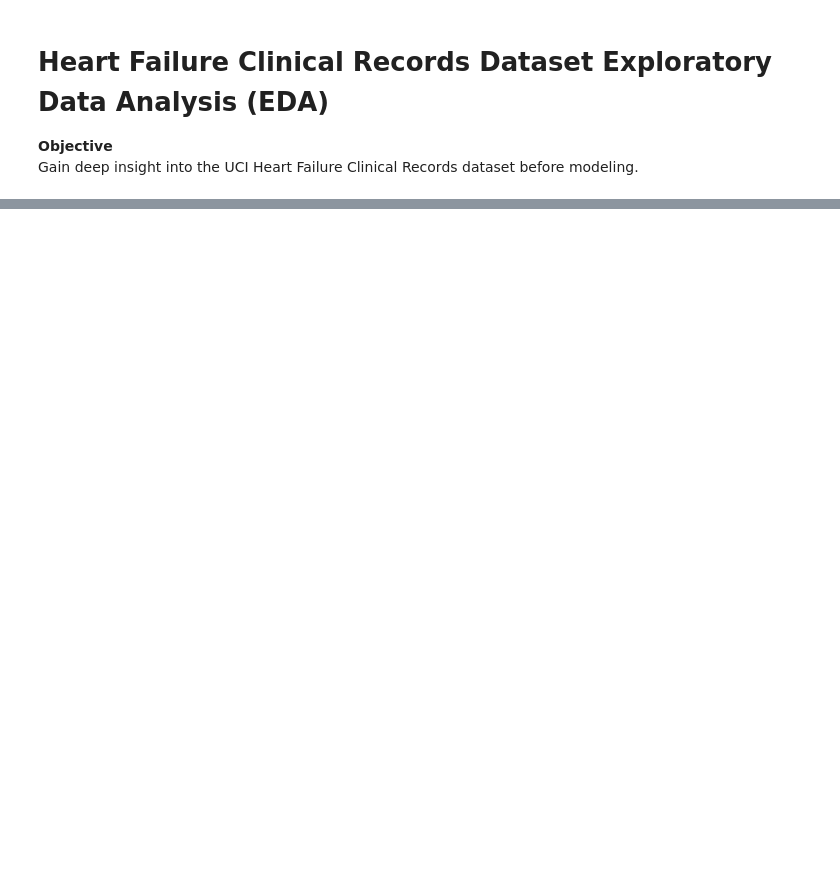
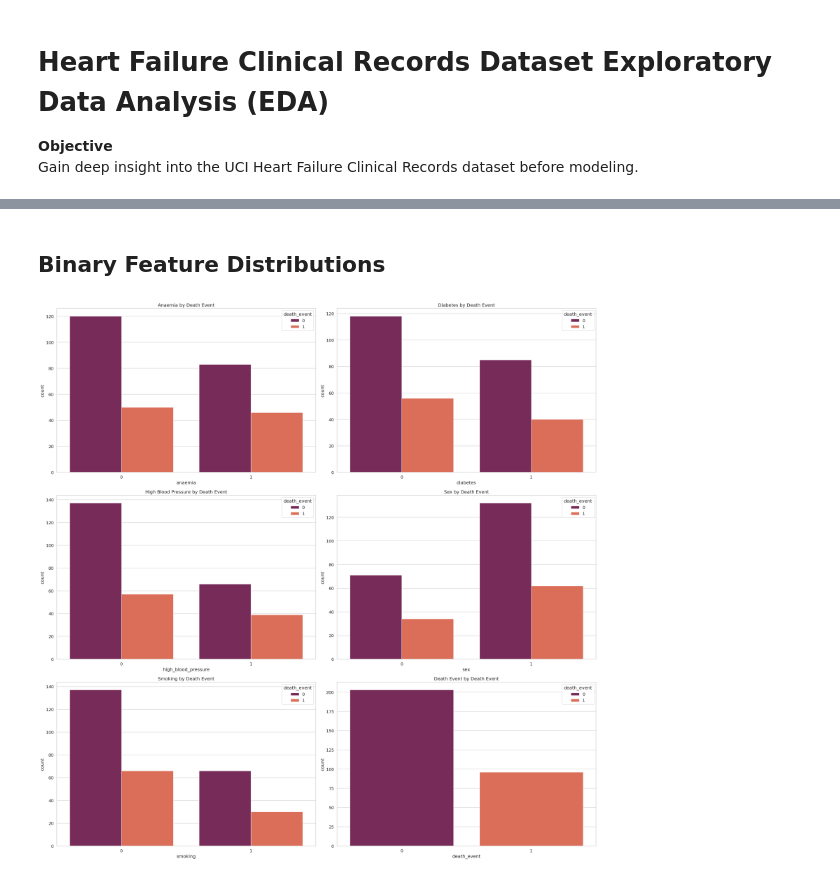
Before and after one commit to mwi-kali/Patient-Outcome-Prediction, a Jupyter notebook: notebooks/Heart_Failure_Clinical_Records_Dataset_Exploratory_Data_Analysis_(EDA).ipynb, the cells around one changed output, grey strips where cells are left out. Cells and saved outputs as stored; diff of their text form; code cells hidden in the pictures; blank space fills up the shorter version.

```diff
--- a/notebooks/Heart_Failure_Clinical_Records_Dataset_Exploratory_Data_Analysis_(EDA).ipynb
+++ b/notebooks/Heart_Failure_Clinical_Records_Dataset_Exploratory_Data_Analysis_(EDA).ipynb
@@ -276,0 +117,14 @@ Positive creatinine–age link is modest, reflecting age‑related renal decline
+# %% [markdown]
+## **Binary Feature Distributions**
+# %%
+fig, axes = plt.subplots(3, 2, figsize=(25, 25))
+axes = axes.flatten()
+
+for i, col in enumerate(binary_features):
+    clean_col_name = col.replace('_', ' ').title()
+    sns.countplot(x=col, hue='death_event', data=df, ax=axes[i], palette='rocket')
+    axes[i].set_title(f"{clean_col_name} by Death Event")
+
+plt.tight_layout()
+# %% [output]
+[figure, added]
```
Also changed, not shown: parts of 41 cells of this notebook, 6 other files.
